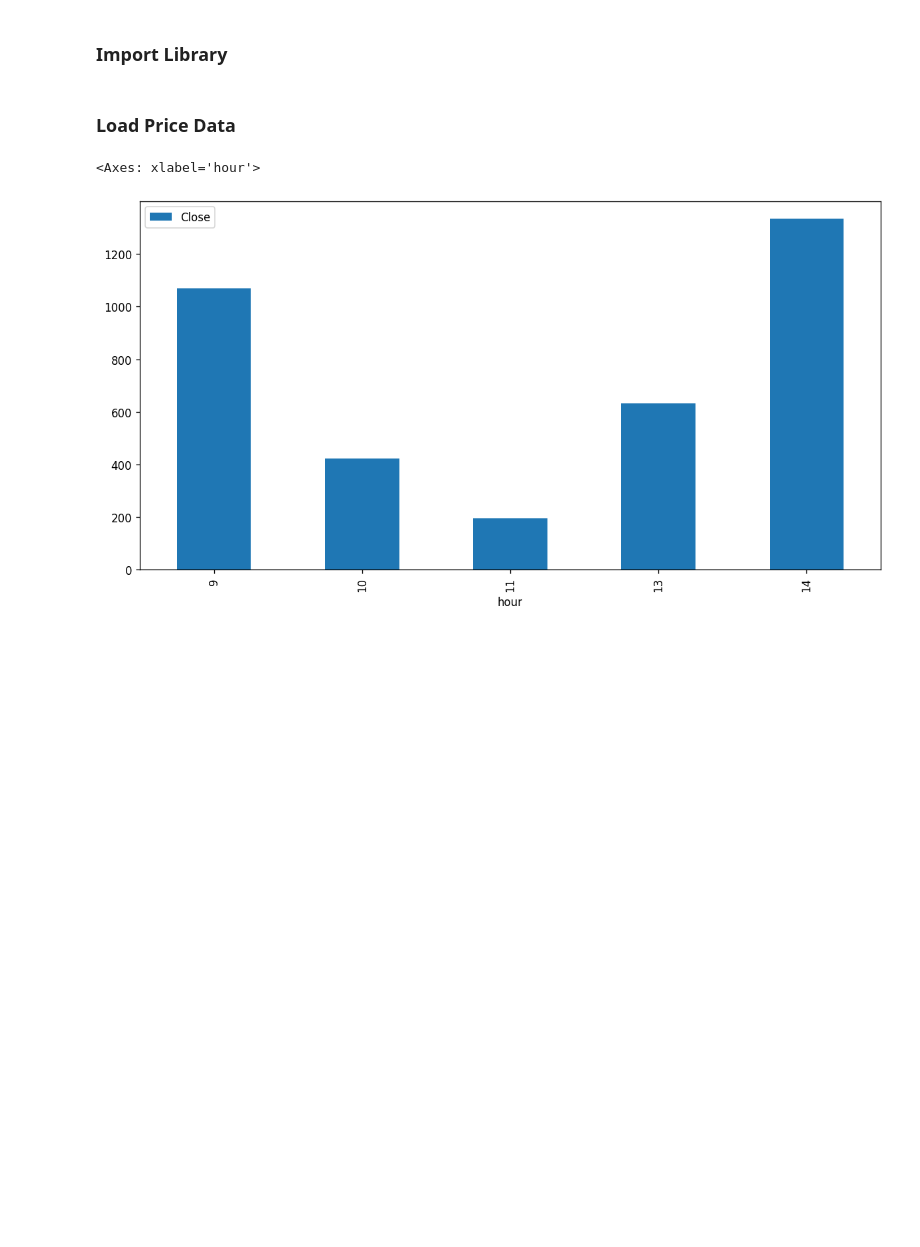
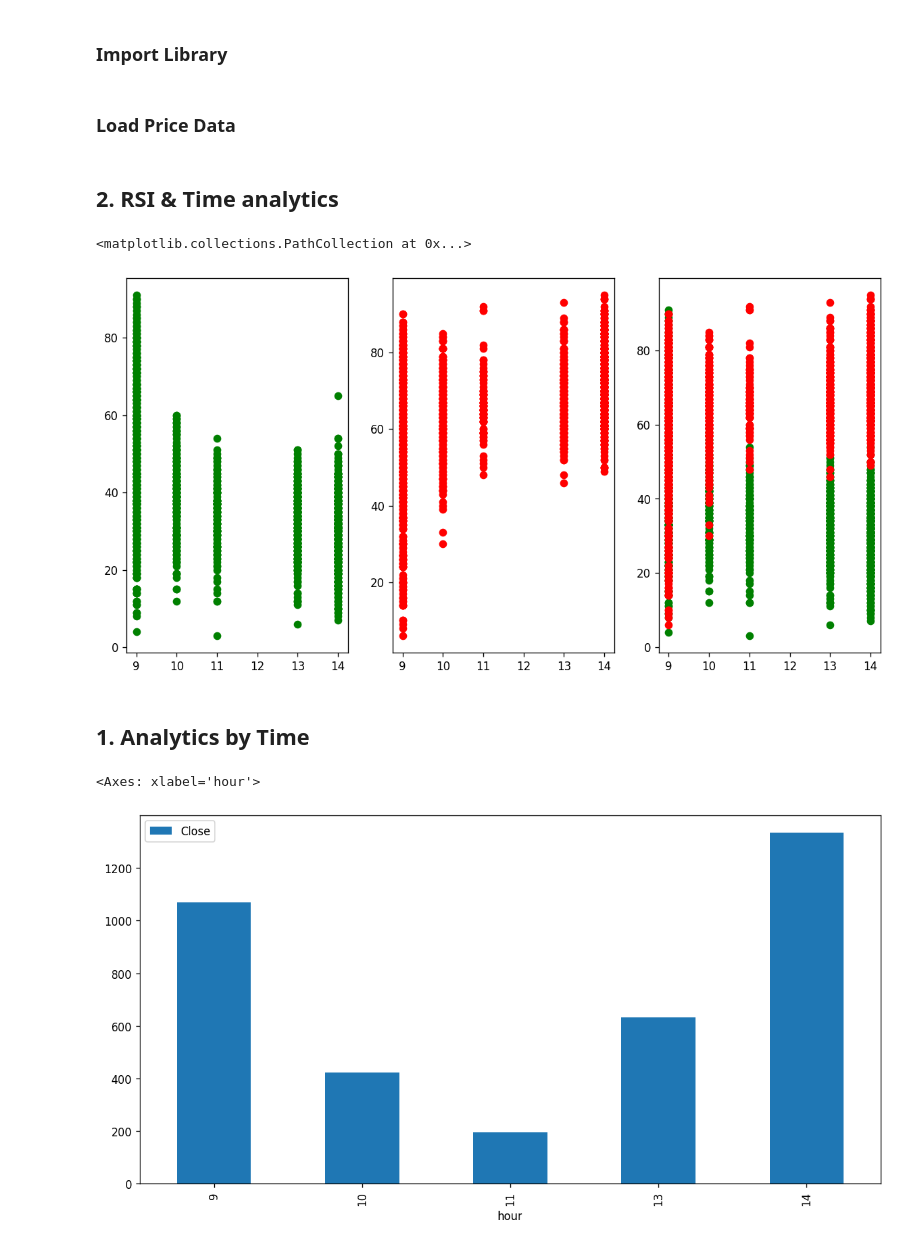
Before and after one commit to zuongthaotn/phantich-chungkhoan, a Jupyter notebook: VN30F1M/Day_High_Low_Analytics.ipynb, the cells around one changed output. Cells and saved outputs as stored; diff of their text form; code cells hidden in the pictures; blank space fills up the shorter version.

```diff
--- a/VN30F1M/Day_High_Low_Analytics.ipynb
+++ b/VN30F1M/Day_High_Low_Analytics.ipynb
@@ -41,11 +41,30 @@ daily_data = data.copy().resample('D').agg({
 daily_data.dropna(subset=['Close'], inplace=True)
 # %%
 dfd = daily_data[['High', 'Low']].copy().rename(columns={'High': 'day_High', 'Low': 'day_Low'})
-df1 = data.copy()
-df1 = df1.assign(time_d=pd.PeriodIndex(df1.index, freq='1D').to_timestamp())
-df_merged = pd.merge(df1, dfd, left_on="time_d", right_index=True, how="left")
+dfc = data.copy()
+dfc = dfc.assign(time_d=pd.PeriodIndex(dfc.index, freq='1D').to_timestamp())
+df_merged = pd.merge(dfc, dfd, left_on="time_d", right_index=True, how="left")
 df_merged['is_max'] = df_merged['High'] == df_merged['day_High']
 df_merged['is_min'] = df_merged['Low'] == df_merged['day_Low']
 df_merged['hour'] = df_merged.index.hour
 df_merged['minute'] = df_merged.index.minute
-analytics_data = df_merged[(df_merged.is_max == True) | (df_merged.is_min == True)]
+# %% [markdown]
+## 2. RSI & Time analytics
+# %%
+df2 = df_merged.copy()
+df2['RSI'] = ta.rsi(df2["Close"], length=14)
+df2['RSI'] = round(df2['RSI'])
+df2 = df2[(df2.is_max == True) | (df2.is_min == True)].copy()
+group_1 = df2[df2.is_min == True]
+group_2 = df2[df2.is_max == True]
+# %%
+plt.subplot(1, 3, 1)
+plt.scatter(group_1['hour'], group_1['RSI'], c='green')
+plt.subplot(1, 3, 2)
+plt.scatter(group_2['hour'], group_2['RSI'], c='red')
+plt.subplot(1, 3, 3)
+plt.scatter(group_1['hour'], group_1['RSI'], c='green')
+plt.scatter(group_2['hour'], group_2['RSI'], c='red')
+# %% [output]
+<matplotlib.collections.PathCollection at 0x...>
+[figure, added]
@@ -51,0 +82,2 @@ analytics_data = df_merged[(df_merged.is_max == True) | (df_merged.is_min == Tru
+# %% [markdown]
+## 1. Analytics by Time
```
Also changed, not shown: parts of 2 cells of this notebook, 6 other files.
